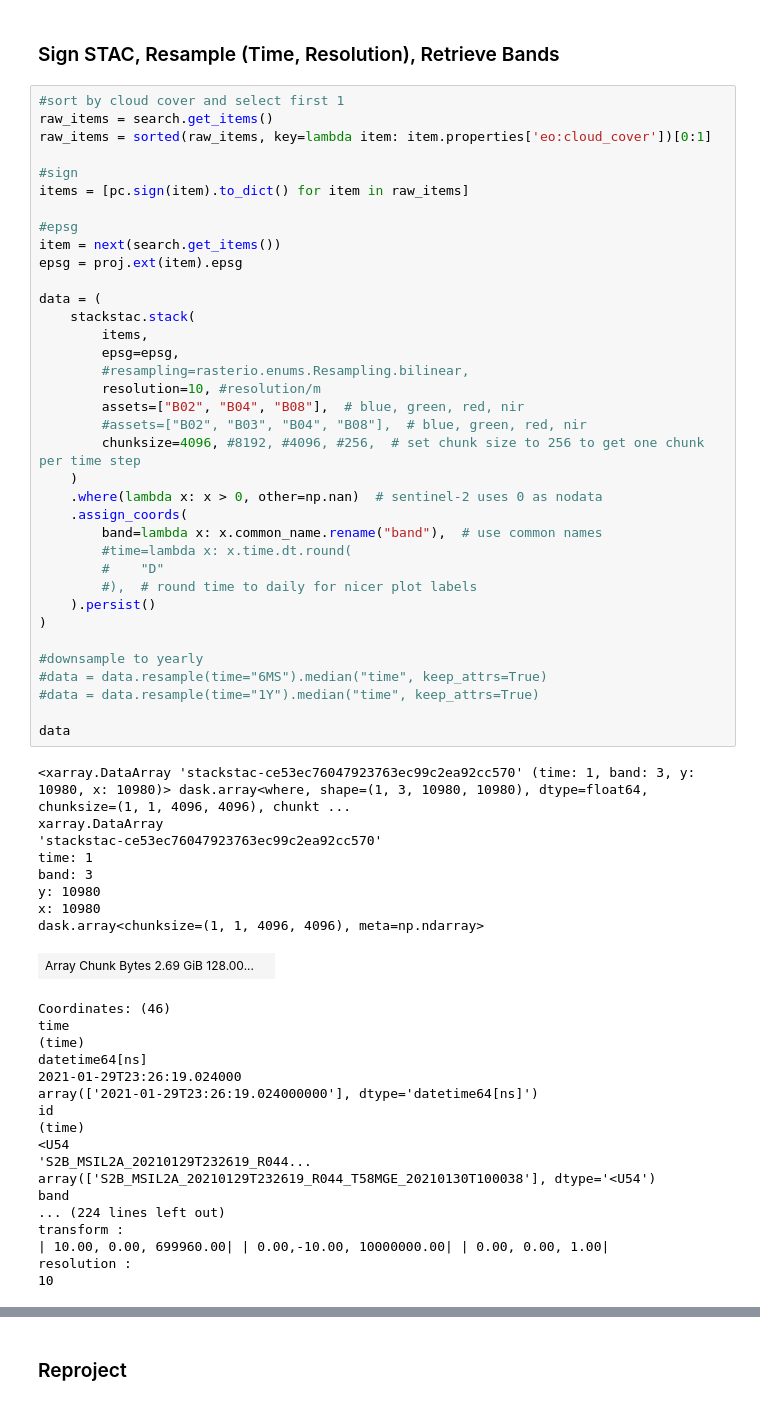
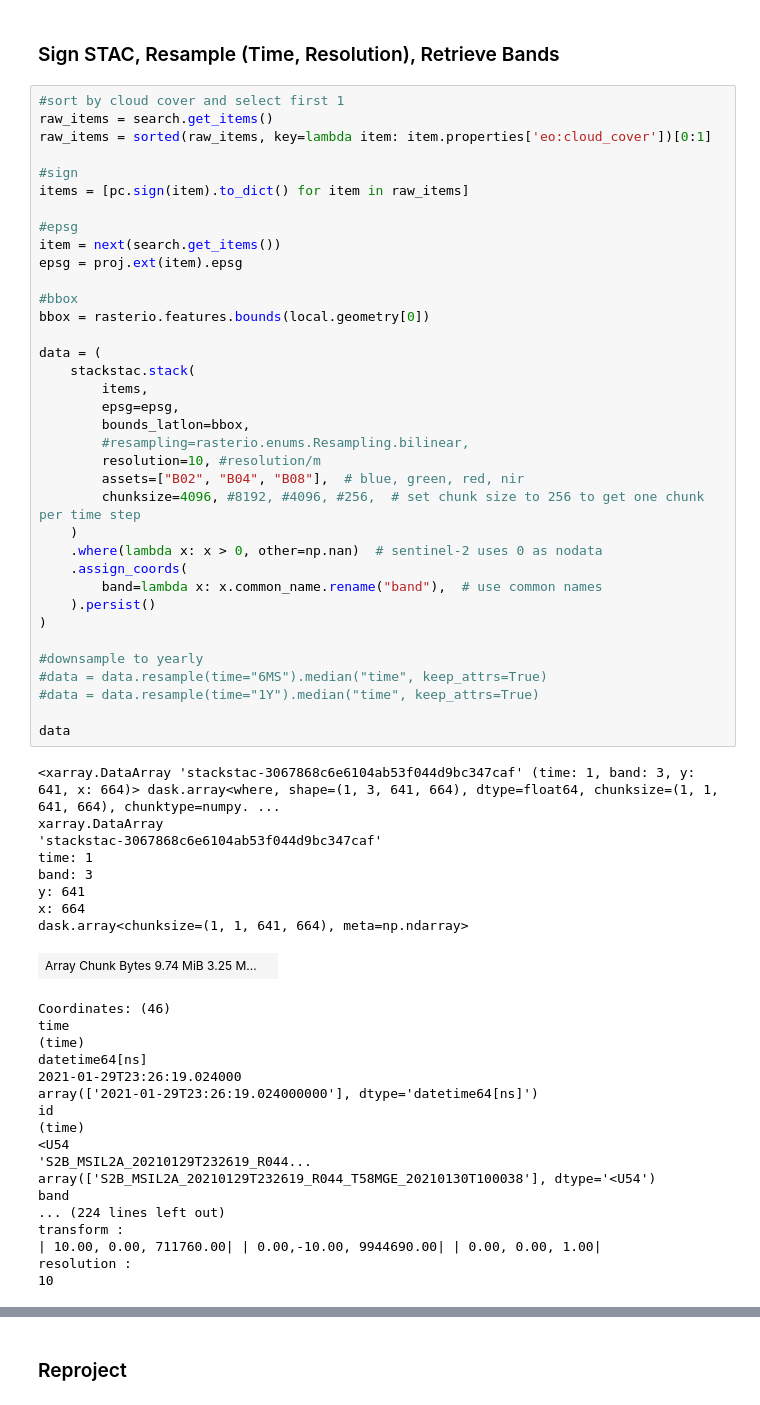
Before and after one commit to digitalearthpacific/DigitalEarthPacific, a Jupyter notebook: notebooks/shoreline_extraction.ipynb, the cells around one changed output, grey strips where cells are left out. Saved outputs shown, nothing was run; the diff lists cells and outputs as text.

```diff
--- a/notebooks/shoreline_extraction.ipynb
+++ b/notebooks/shoreline_extraction.ipynb
@@ -78,43 +81,43 @@ raw_items = sorted(raw_items, key=lambda item: item.properties['eo:cloud_cover']
 items = [pc.sign(item).to_dict() for item in raw_items]
 
 #epsg
 item = next(search.get_items())
 epsg = proj.ext(item).epsg
 
+#bbox
+bbox = rasterio.features.bounds(local.geometry[0])
+
 data = (
     stackstac.stack(
         items,
         epsg=epsg,
+        bounds_latlon=bbox,
         #resampling=rasterio.enums.Resampling.bilinear,
         resolution=10, #resolution/m
         assets=["B02", "B04", "B08"],  # blue, green, red, nir
-        #assets=["B02", "B03", "B04", "B08"],  # blue, green, red, nir
         chunksize=4096, #8192, #4096, #256,  # set chunk size to 256 to get one chunk per time step
     )
     .where(lambda x: x > 0, other=np.nan)  # sentinel-2 uses 0 as nodata
     .assign_coords(
         band=lambda x: x.common_name.rename("band"),  # use common names
-        #time=lambda x: x.time.dt.round(
-        #    "D"
-        #),  # round time to daily for nicer plot labels
     ).persist()
 )
 
 #downsample to yearly
 #data = data.resample(time="6MS").median("time", keep_attrs=True)
 #data = data.resample(time="1Y").median("time", keep_attrs=True)
 
 data
 # %% [output]
-<xarray.DataArray 'stackstac-ce53ec76047923763ec99c2ea92cc570' (time: 1, band: 3, y: 10980, x: 10980)> dask.array<where, shape=(1, 3, 10980, 10980), dtype=float64, chunksize=(1, 1, 4096, 4096), chunkt ...
+<xarray.DataArray 'stackstac-3067868c6e6104ab53f044d9bc347caf' (time: 1, band: 3, y: 641, x: 664)> dask.array<where, shape=(1, 3, 641, 664), dtype=float64, chunksize=(1, 1, 641, 664), chunktype=numpy. ...
 xarray.DataArray
-'stackstac-ce53ec76047923763ec99c2ea92cc570'
+'stackstac-3067868c6e6104ab53f044d9bc347caf'
 time: 1
 band: 3
-y: 10980
-x: 10980
-dask.array<chunksize=(1, 1, 4096, 4096), meta=np.ndarray>
+y: 641
+x: 664
+dask.array<chunksize=(1, 1, 641, 664), meta=np.ndarray>
-| Array Chunk Bytes 2.69 GiB 128.00... |  |
+| Array Chunk Bytes 9.74 MiB 3.25 M... |  |
 Coordinates: (46)
 time
 (time)
@@ -129,7 +132,7 @@ array(['S2B_MSIL2A_20210129T232619_R044_T58MGE_20210130T100038'], dtype='<U54')
 band
 ... (224 lines left out)
 transform :
-| 10.00, 0.00, 699960.00| | 0.00,-10.00, 10000000.00| | 0.00, 0.00, 1.00|
+| 10.00, 0.00, 711760.00| | 0.00,-10.00, 9944690.00| | 0.00, 0.00, 1.00|
 resolution :
 10
 # %%
```
Also changed, not shown: parts of 11 cells of this notebook.
